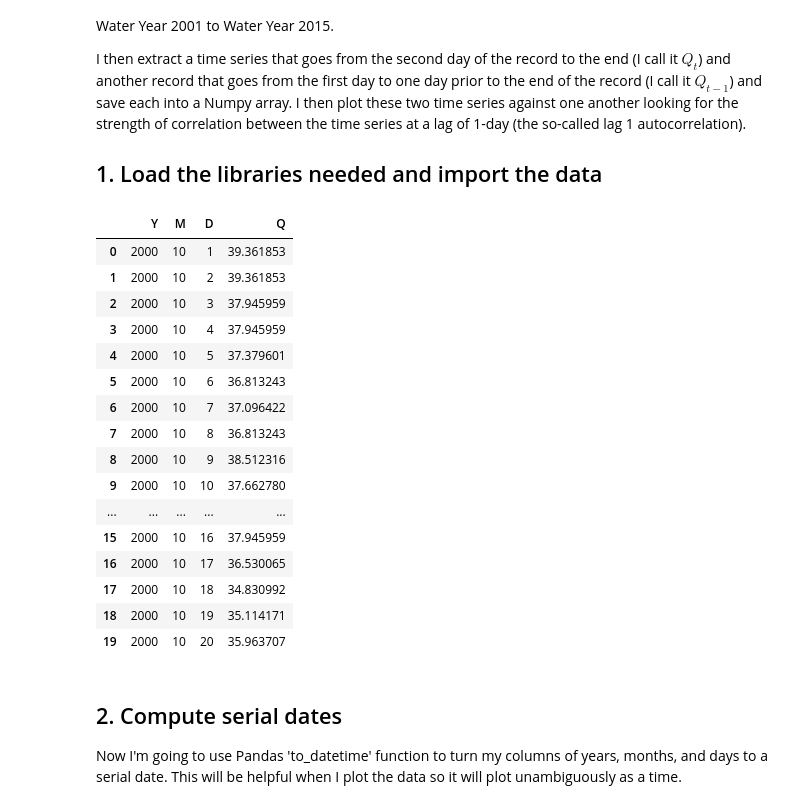
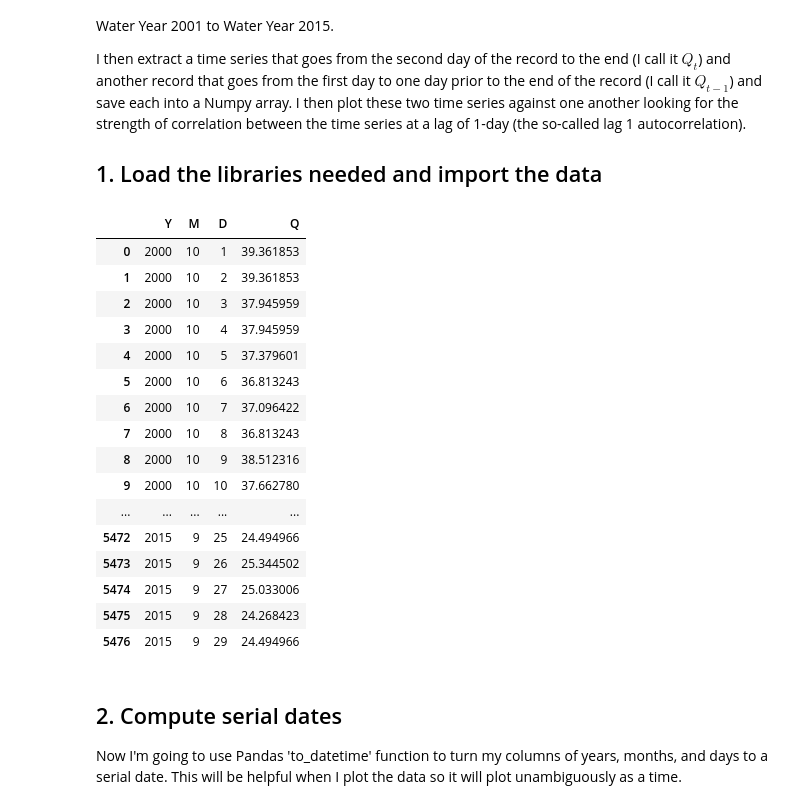
Before and after one commit to EgorFedorencko/GEOS_518, a Jupyter notebook: DataImportExample/LoadDataExample.ipynb, the cells around one changed output. Cells and saved outputs as stored; diff of their text form; code cells hidden in the pictures.

```diff
--- a/DataImportExample/LoadDataExample.ipynb
+++ b/DataImportExample/LoadDataExample.ipynb
@@ -11,36 +11,37 @@ I then extract a time series that goes from the second day of the record to the
 # %%
 import pandas as pd # Required for data management
 import numpy as np # Required for some computations
 import matplotlib.pyplot as plt # Required for plotting
 
 # We will use Pandas - a powerful library built precisey for analyses
 # like this - to read the data in the CSV file into a 'dataframe' the
 # fundamental unit of working with Pandas. In this instance I use the 'read_csv'
 # function to create a dataframe, defining column names for myself and telling
 # pandas to skip the header row. I could  have left the 'names' and 'skiprows'
 # options and Pandas would have defined the names based on the header row.
 df = pd.read_csv('HenrysForkDischarge.csv', names=['Y','M','D','Q'], skiprows=1)
 
 # Now, here's what the first 20 records of dataframe looks like
-df[0:20]
+qrows = np.concatenate([np.arange(0,10,1),np.arange(-11,-1,1)])
+df.iloc[qrows,:]
 # %% [output]
 |  | Y | M | D | Q |
 | 0 | 2000 | 10 | 1 | 39.361853 |
 | 1 | 2000 | 10 | 2 | 39.361853 |
 | 2 | 2000 | 10 | 3 | 37.945959 |
 | 3 | 2000 | 10 | 4 | 37.945959 |
 | 4 | 2000 | 10 | 5 | 37.379601 |
 | 5 | 2000 | 10 | 6 | 36.813243 |
 | 6 | 2000 | 10 | 7 | 37.096422 |
 | 7 | 2000 | 10 | 8 | 36.813243 |
 | 8 | 2000 | 10 | 9 | 38.512316 |
 | 9 | 2000 | 10 | 10 | 37.662780 |
 | ... | ... | ... | ... | ... |
-| 15 | 2000 | 10 | 16 | 37.945959 |
-| 16 | 2000 | 10 | 17 | 36.530065 |
-| 17 | 2000 | 10 | 18 | 34.830992 |
-| 18 | 2000 | 10 | 19 | 35.114171 |
-| 19 | 2000 | 10 | 20 | 35.963707 |
+| 5472 | 2015 | 9 | 25 | 24.494966 |
+| 5473 | 2015 | 9 | 26 | 25.344502 |
+| 5474 | 2015 | 9 | 27 | 25.033006 |
+| 5475 | 2015 | 9 | 28 | 24.268423 |
+| 5476 | 2015 | 9 | 29 | 24.494966 |
 # %% [markdown]
 ## 2. Compute serial dates
 Now I'm going to use Pandas 'to_datetime' function to turn my columns of years, months, and days to a serial date. This will be helpful when I plot the data so it will plot unambiguously as a time.
```
Also changed, not shown: parts of 3 cells of this notebook, 1 other file.
